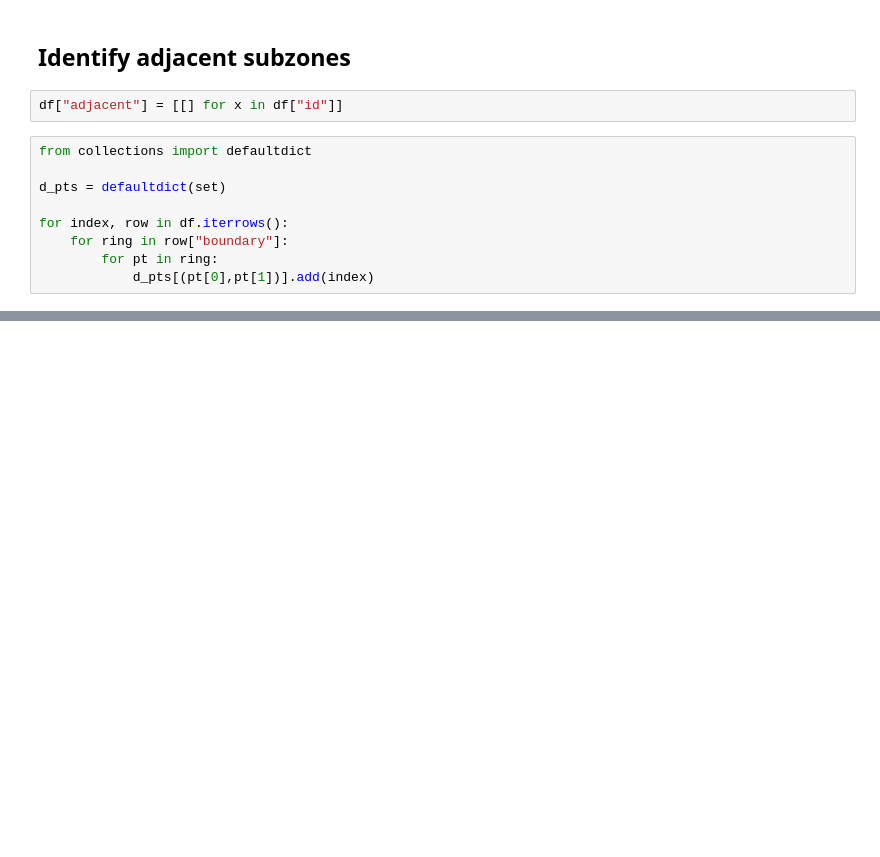
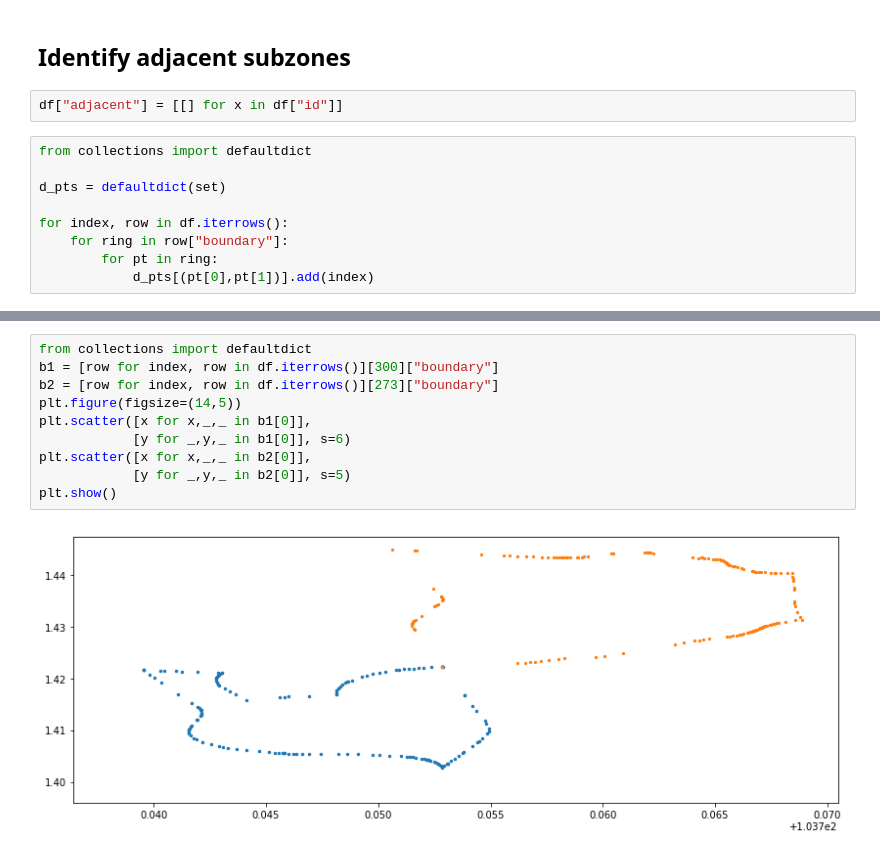
Before and after one commit to tonghuikang/draw-sgp-electoral-boundaries, a Jupyter notebook: preprocessing/process_kml.ipynb, the cells around one changed output, grey strips where cells are left out. Saved outputs shown, nothing was run; the diff lists cells and outputs as text; blank space fills up the shorter version.

```diff
--- a/preprocessing/process_kml.ipynb
+++ b/preprocessing/process_kml.ipynb
@@ -196,0 +290,12 @@ df.sample(5)
+# %%
+from collections import defaultdict
+b1 = [row for index, row in df.iterrows()][300]["boundary"]
+b2 = [row for index, row in df.iterrows()][273]["boundary"]
+plt.figure(figsize=(14,5))
+plt.scatter([x for x,_,_ in b1[0]],
+            [y for _,y,_ in b1[0]], s=6)
+plt.scatter([x for x,_,_ in b2[0]],
+            [y for _,y,_ in b2[0]], s=5)
+plt.show()
+# %% [output]
+[figure, added]
```
Also changed, not shown: parts of 18 cells of this notebook, 1 other file.
